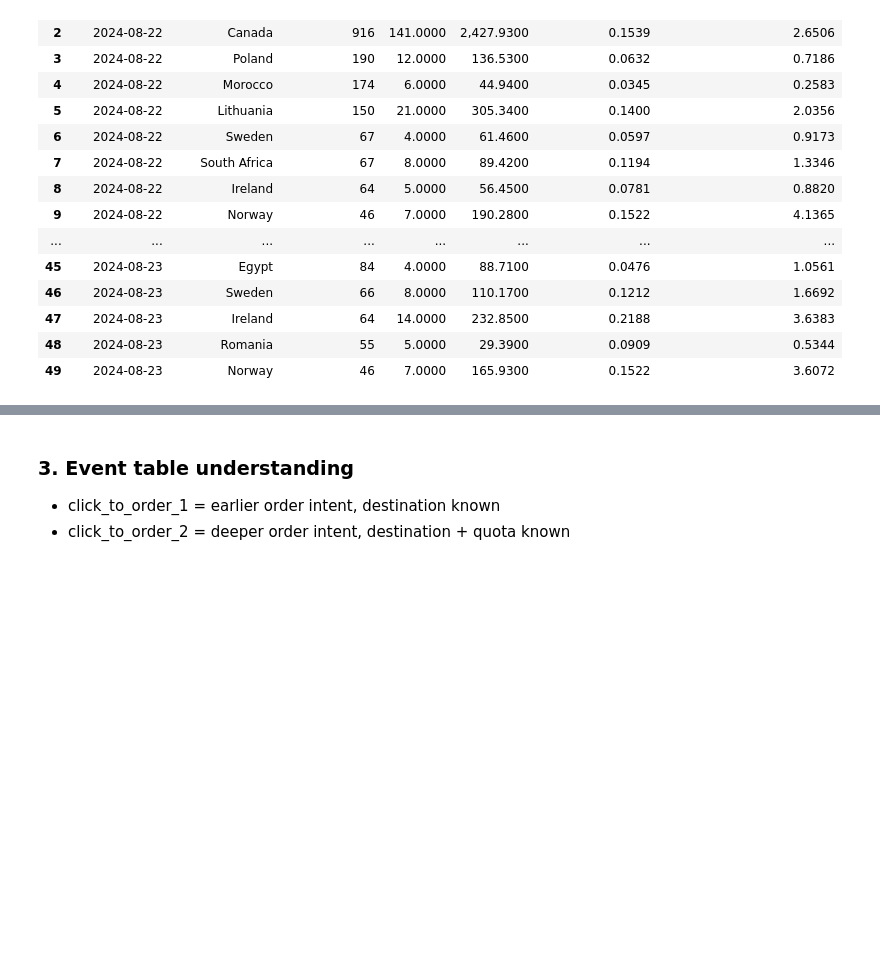
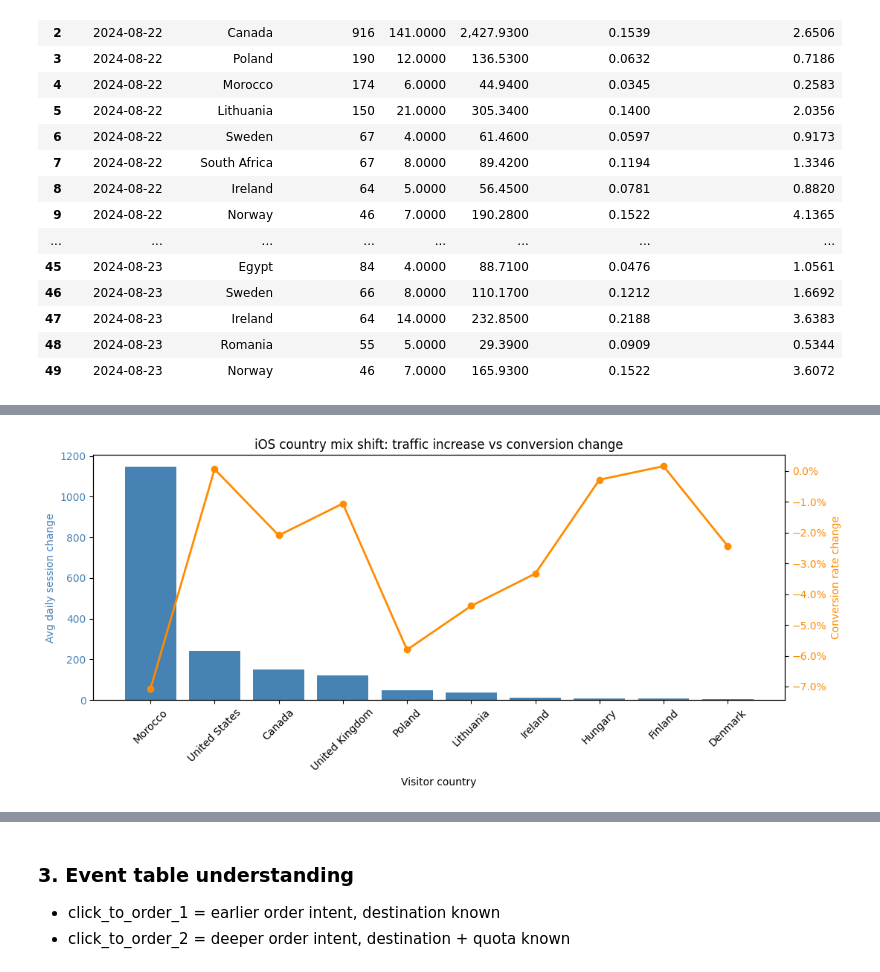
Before and after one commit to HuskyB0y/saily, a Jupyter notebook: source/eSIM_eda_saily.ipynb, the cells around one changed output, grey strips where cells are left out. Cells and saved outputs as stored; diff of their text form; code cells hidden in the pictures; blank space fills up the shorter version.

```diff
--- a/source/eSIM_eda_saily.ipynb
+++ b/source/eSIM_eda_saily.ipynb
@@ -598,0 +703,37 @@ ios_geo_daily_after_22.head(50)
+# %%
+import matplotlib.ticker as mtick
+
+top_movers = ios_country_change.sort_values(
+    "avg_daily_session_change", ascending=False
+).head(10)
+
+bar_color = "steelblue"
+line_color = "darkorange"
+
+fig, ax1 = plt.subplots(figsize=(11, 5))
+
+ax1.bar(
+    top_movers["geo_country"], top_movers["avg_daily_session_change"], color=bar_color
+)
+ax1.set_ylabel("Avg daily session change", color=bar_color)
+ax1.set_xlabel("Visitor country")
+ax1.tick_params(axis="y", labelcolor=bar_color)
+ax1.tick_params(axis="x", rotation=45)
+
+ax2 = ax1.twinx()
+ax2.plot(
+    top_movers["geo_country"],
+    top_movers["cr_change"],
+    marker="o",
+    color=line_color,
+    linewidth=2,
+)
+ax2.set_ylabel("Conversion rate change", color=line_color)
+ax2.tick_params(axis="y", labelcolor=line_color)
+ax2.yaxis.set_major_formatter(mtick.PercentFormatter(1.0))
+
+plt.title("iOS country mix shift: traffic increase vs conversion change")
+fig.tight_layout()
+plt.show()
+# %% [output]
+[figure, added]
```
Also changed, not shown: parts of 7 cells of this notebook.
